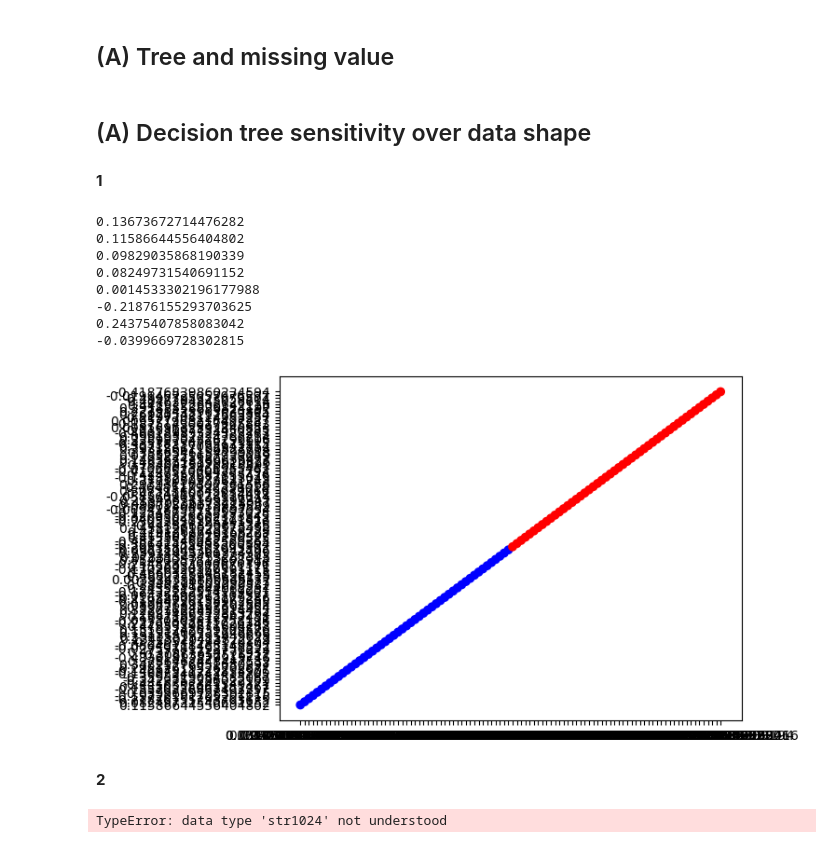
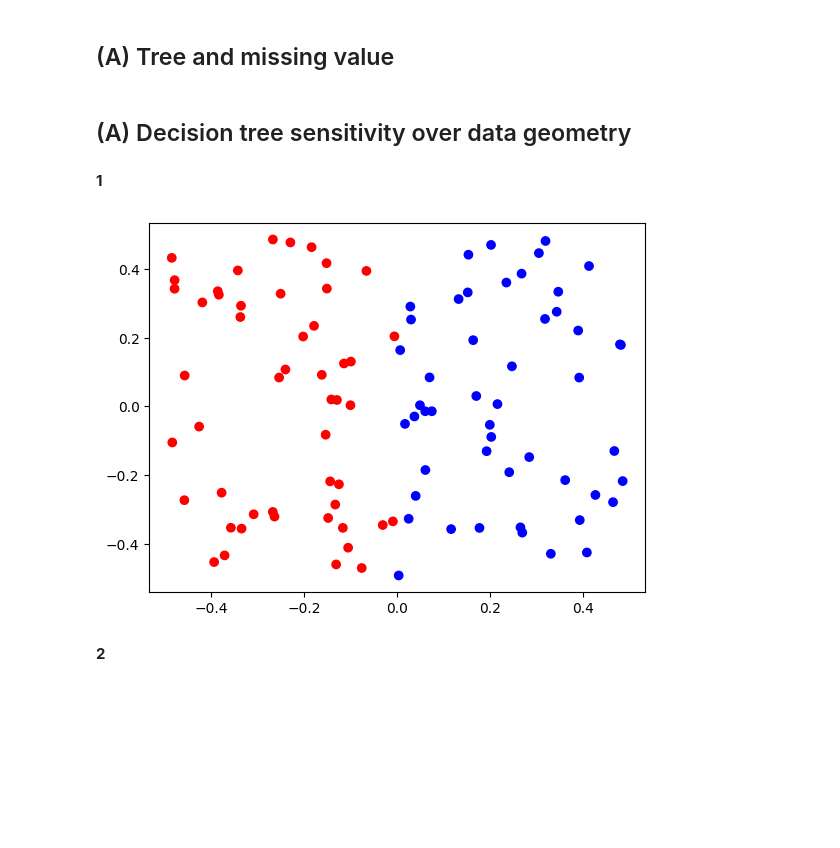
Before and after one commit to SM2A/Machine_Learning_Course_Project, a Jupyter notebook: HW-2/Report.ipynb, the cells around one changed output. Cells and saved outputs as stored; diff of their text form; code cells hidden in the pictures; blank space fills up the shorter version.

```diff
--- a/HW-2/Report.ipynb
+++ b/HW-2/Report.ipynb
@@ -3,39 +3,29 @@
 # %% [markdown]
 ## (A) Tree and missing value
 # %% [markdown]
-## (A) Decision tree sensitivity over data shape
+## (A) Decision tree sensitivity over data geometry
 # %% [markdown]
 **1**
 # %%
 import numpy
 from matplotlib import pyplot as plt
 
 point_count = 50
 
 X_B = abs(numpy.random.rand(point_count) - 0.5)
 Y_B = numpy.random.rand(point_count) - 0.5
 
 X_R = - abs(numpy.random.rand(point_count) - 0.5)
 Y_R = numpy.random.rand(point_count) - 0.5
 
-X = numpy.concatenate([X_B, X_R])
-Y = numpy.concatenate([Y_B, Y_R])
-Z = numpy.concatenate([numpy.repeat('b', point_count), numpy.repeat('r', point_count)])
+X_ = numpy.concatenate([X_B, X_R])
+Y_ = numpy.concatenate([Y_B, Y_R])
+Z_ = numpy.concatenate([numpy.repeat('b', point_count), numpy.repeat('r', point_count)])
 
-matrix = numpy.array([X, Y, Z])
-
-plt.scatter(matrix[0], matrix[1], color=matrix[2])
+plt.scatter(X_, Y_, color=Z_)
 plt.show()
 # %% [output]
-0.13673672714476282
-0.11586644556404802
-0.09829035868190339
-0.08249731540691152
-0.0014533302196177988
--0.21876155293703625
-0.24375407858083042
--0.0399669728302815
-[figure, old version]
+[figure, new version]
 # %% [markdown]
 **2**
 # %%
@@ -44,13 +34,3 @@ def rotate_matrix(X, angle=numpy.pi / 4):
         [[numpy.cos(angle), -numpy.sin(angle)], [numpy.sin(angle), numpy.cos(angle)]]
     )
     return X.dot(rotation_matrix)
-
-import scipy
-
-# mm = rotate_matrix(X)
-mm = scipy.ndimage.interpolation.rotate(matrix, numpy.pi/4)
-
-print(matrix)
-print(mm)
-# %% [output]
-TypeError: data type 'str1024' not understood
```
Also changed, not shown: parts of 5 cells of this notebook.
